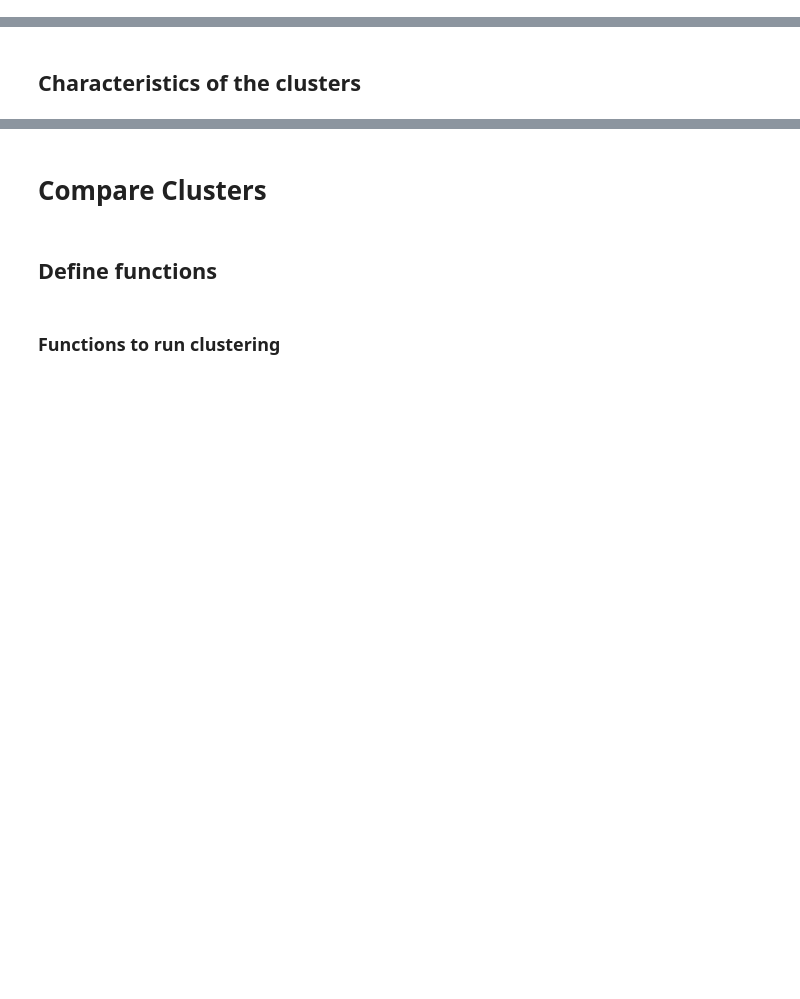
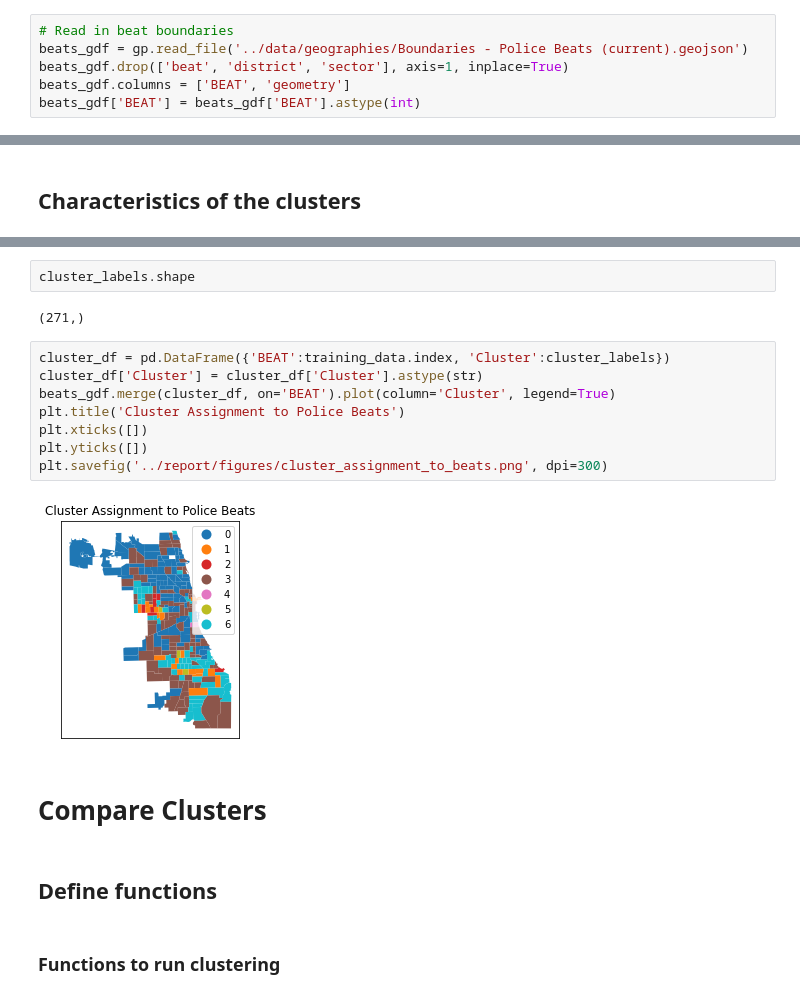
Before and after one commit to colevfrank/254_ML_IL_Crime, a Jupyter notebook: clustering/Comparison Template Notebook.ipynb, the cells around one changed output, grey strips where cells are left out. Saved outputs shown, nothing was run; the diff lists cells and outputs as text; blank space fills up the shorter version.

```diff
--- a/clustering/Comparison Template Notebook.ipynb
+++ b/clustering/Comparison Template Notebook.ipynb
@@ -13,6 +14,12 @@ import matplotlib.pyplot as plt
 # %%
 # Read in data
 data = pd.read_csv('../data/features/merged.csv')
+# %%
+# Read in beat boundaries
+beats_gdf = gp.read_file('../data/geographies/Boundaries - Police Beats (current).geojson')
+beats_gdf.drop(['beat', 'district', 'sector'], axis=1, inplace=True)
+beats_gdf.columns = ['BEAT', 'geometry']
+beats_gdf['BEAT'] = beats_gdf['BEAT'].astype(int)
 # %% [markdown]
 ## Create training data
 # %%
@@ -118,3 +159,17 @@ cluster_training_data.groupby(['Cluster'])[sum_cols].mean().plot.bar()
+# %%
+cluster_labels.shape
+# %% [output]
+(271,)
+# %%
+cluster_df = pd.DataFrame({'BEAT':training_data.index, 'Cluster':cluster_labels})
+cluster_df['Cluster'] = cluster_df['Cluster'].astype(str)
+beats_gdf.merge(cluster_df, on='BEAT').plot(column='Cluster', legend=True)
+plt.title('Cluster Assignment to Police Beats')
+plt.xticks([])
+plt.yticks([])
+plt.savefig('../report/figures/cluster_assignment_to_beats.png', dpi=300)
+# %% [output]
+[figure, added]
 # %% [markdown]
 # Compare Clusters
 # %% [markdown]
```
Also changed, not shown: parts of 24 cells of this notebook, 1 other file.
